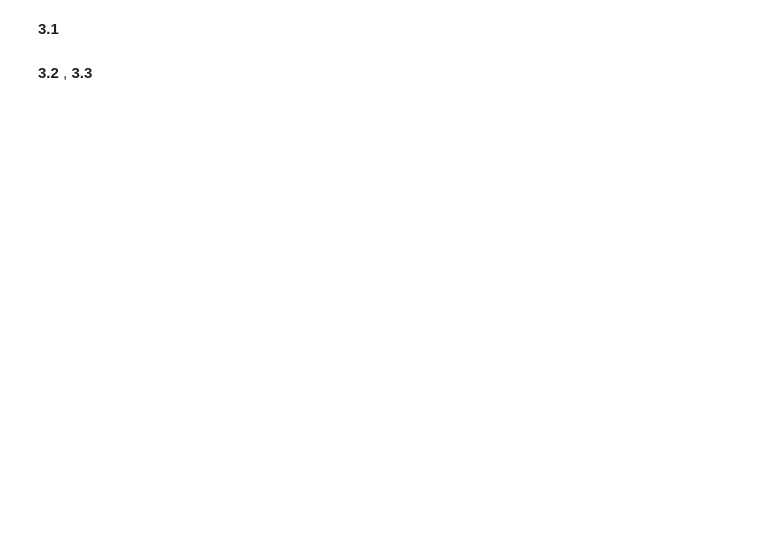
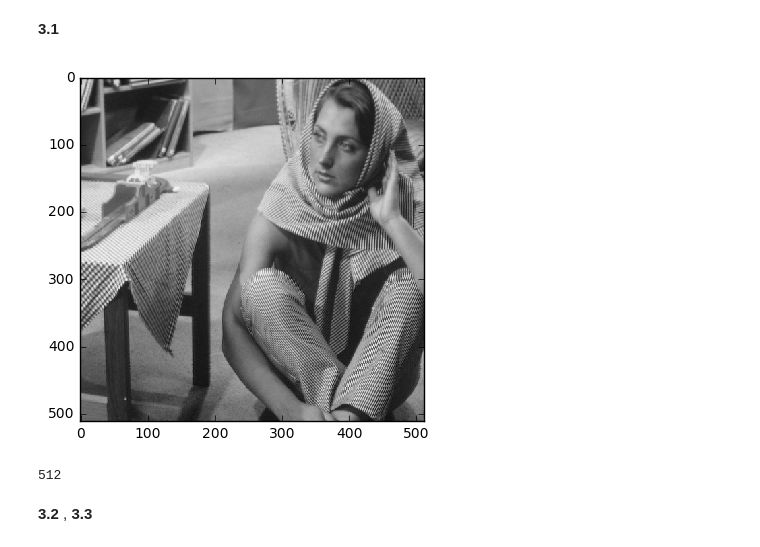
Before and after one commit to ctmengdi/DSP-TP-1617, a Jupyter notebook: Lab6-7/python/Lab67.ipynb, the cells around one changed output. Drawn from its saved outputs; the diff is of its cells as text; code cells hidden in the pictures; blank space fills up the shorter version.

```diff
--- a/Lab6-7/python/Lab67.ipynb
+++ b/Lab6-7/python/Lab67.ipynb
@@ -112,4 +191,17 @@ plt.show()
 # %% [markdown]
 **3.1**
+# %%
+Path = '../images/'
+im = io.imread(Path.__add__('barbara.gif'))
+im = img_as_float(im)
+
+plt.figure
+io.imshow(im)
+plt.show()
+
+print (im.shape[0])
+# %% [output]
+[figure, added]
+512
 # %% [markdown]
 **3.2** , **3.3**
```
Also changed, not shown: parts of 8 cells of this notebook.
